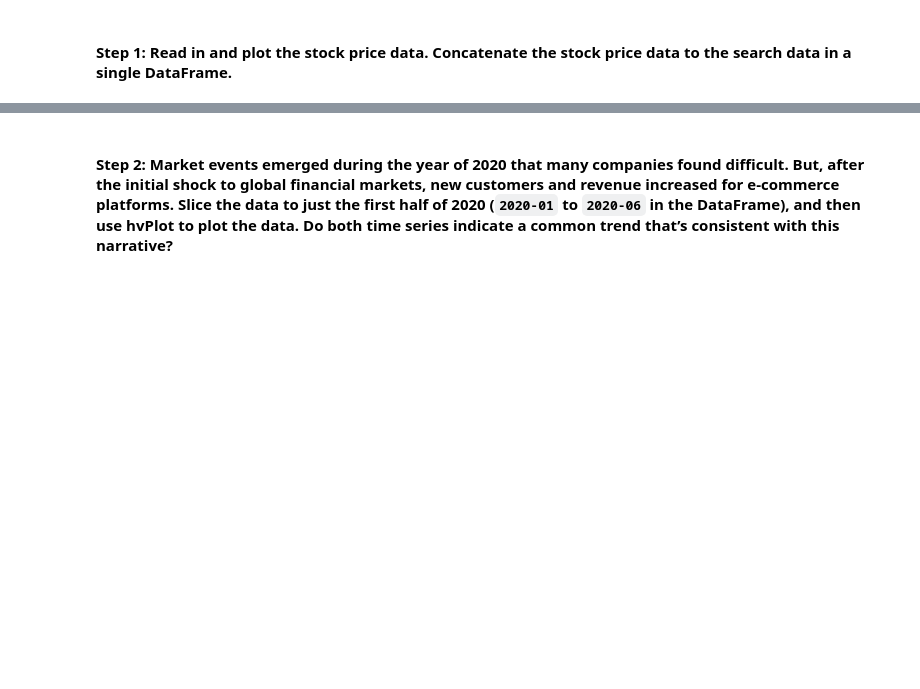
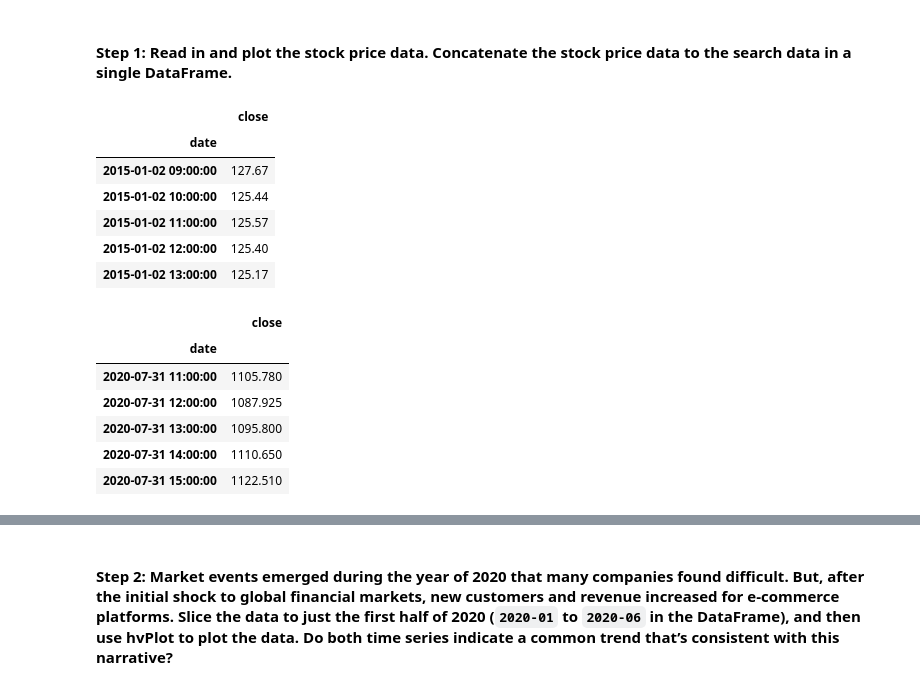
Before and after one commit to coronado212/time_series_analysis_ml_11, a Jupyter notebook: forecasting_net_prophet.ipynb, the cells around one changed output, grey strips where cells are left out. Drawn from its saved outputs; the diff is of its cells as text; code cells hidden in the pictures; blank space fills up the shorter version.

```diff
--- a/forecasting_net_prophet.ipynb
+++ b/forecasting_net_prophet.ipynb
@@ -278,13 +278,28 @@ To do so, complete the following steps:
 # %% [markdown]
 #### Step 1: Read in and plot the stock price data. Concatenate the stock price data to the search data in a single DataFrame.
 # %%
-# Upload the "mercado_stock_price.csv" file into Colab, then store in a Pandas DataFrame
+# Read the "mercado_stock_price.csv"
 # Set the "date" column as the Datetime Index.
-from google.colab import files
-uploaded = files.upload()
+csv_path = Path("Resources/mercado_stock_price.csv")
 
-df_mercado_stock = # YOUR CODE HERE
+df_mercado_stock = pd.read_csv(csv_path, infer_datetime_format=True, parse_dates=True, index_col='date')
 
 # View the first and last five rows of the DataFrame
-# YOUR CODE HERE
+display(df_mercado_stock.head())
+display(df_mercado_stock.tail())
+# %% [output]
+|  | close |
+| date |  |
+| 2015-01-02 09:00:00 | 127.67 |
+| 2015-01-02 10:00:00 | 125.44 |
+| 2015-01-02 11:00:00 | 125.57 |
+| 2015-01-02 12:00:00 | 125.40 |
+| 2015-01-02 13:00:00 | 125.17 |
+|  | close |
+| date |  |
+| 2020-07-31 11:00:00 | 1105.780 |
+| 2020-07-31 12:00:00 | 1087.925 |
+| 2020-07-31 13:00:00 | 1095.800 |
+| 2020-07-31 14:00:00 | 1110.650 |
+| 2020-07-31 15:00:00 | 1122.510 |
 # %%
```
Also changed, not shown: parts of 14 cells of this notebook.
